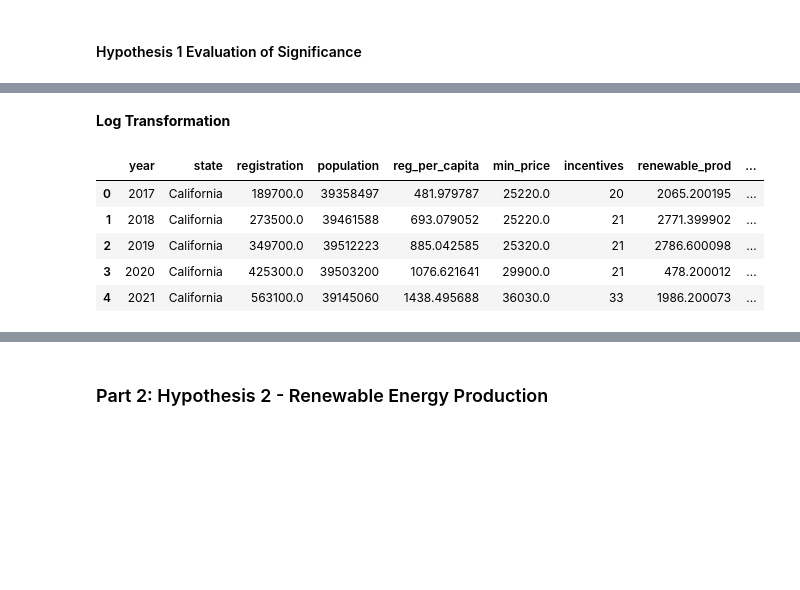
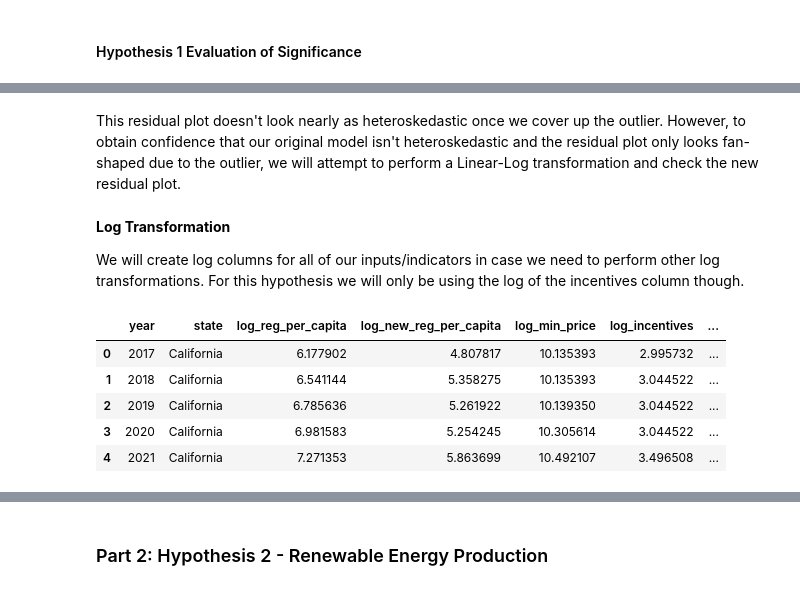
Before and after one commit to kyle-du/ev-research-proj, a Jupyter notebook: INFO2950_Phase 5_Deliverable.ipynb, the cells around one changed output, grey strips where cells are left out. Saved outputs shown, nothing was run; the diff lists cells and outputs as text; code cells hidden in the pictures; blank space fills up the shorter version.

```diff
--- a/INFO2950_Phase 5_Deliverable.ipynb
+++ b/INFO2950_Phase 5_Deliverable.ipynb
@@ -414,18 +438,24 @@ The coefficient is 14.113, interpreting this coefficient gives us an estimated i
+# %% [markdown]
+This residual plot doesn't look nearly as heteroskedastic once we cover up the outlier. However, to obtain confidence that our original model isn't heteroskedastic and the residual plot only looks fan-shaped due to the outlier, we will attempt to perform a Linear-Log transformation and check the new residual plot.
 # %% [markdown]
 **Log Transformation**
+
+We will create log columns for all of our inputs/indicators in case we need to perform other log transformations. For this hypothesis we will only be using the log of the incentives column though.
 # %%
+#Creating log columns for all inputs
 data['log_reg_per_capita'] = np.log(data['reg_per_capita'])
 data['log_new_reg_per_capita'] = np.log(data['new_reg_per_capita'])
 data['log_min_price'] = np.log(data['min_price'])
 data['log_incentives'] = np.log(data['incentives'])
 data['log_renewable_prod'] = np.log(data['renewable_prod'])
 data['log_charge_stations'] = np.log(data['charge_stations'])
 
-display(data.head())
+display(data.head()[["year", "state", "log_reg_per_capita", "log_new_reg_per_capita",
+                     "log_min_price", "log_incentives", "log_renewable_prod", "log_charge_stations"]])
 # %% [output]
-|  | year | state | registration | population | reg_per_capita | min_price | incentives | renewable_prod | ... |
-| 0 | 2017 | California | 189700.0 | 39358497 | 481.979787 | 25220.0 | 20 | 2065.200195 | ... |
-| 1 | 2018 | California | 273500.0 | 39461588 | 693.079052 | 25220.0 | 21 | 2771.399902 | ... |
-| 2 | 2019 | California | 349700.0 | 39512223 | 885.042585 | 25320.0 | 21 | 2786.600098 | ... |
-| 3 | 2020 | California | 425300.0 | 39503200 | 1076.621641 | 29900.0 | 21 | 478.200012 | ... |
-| 4 | 2021 | California | 563100.0 | 39145060 | 1438.495688 | 36030.0 | 33 | 1986.200073 | ... |
+|  | year | state | log_reg_per_capita | log_new_reg_per_capita | log_min_price | log_incentives | ... |
+| 0 | 2017 | California | 6.177902 | 4.807817 | 10.135393 | 2.995732 | ... |
+| 1 | 2018 | California | 6.541144 | 5.358275 | 10.135393 | 3.044522 | ... |
+| 2 | 2019 | California | 6.785636 | 5.261922 | 10.139350 | 3.044522 | ... |
+| 3 | 2020 | California | 6.981583 | 5.254245 | 10.305614 | 3.044522 | ... |
+| 4 | 2021 | California | 7.271353 | 5.863699 | 10.492107 | 3.496508 | ... |
```
Also changed, not shown: parts of 46 cells of this notebook.
